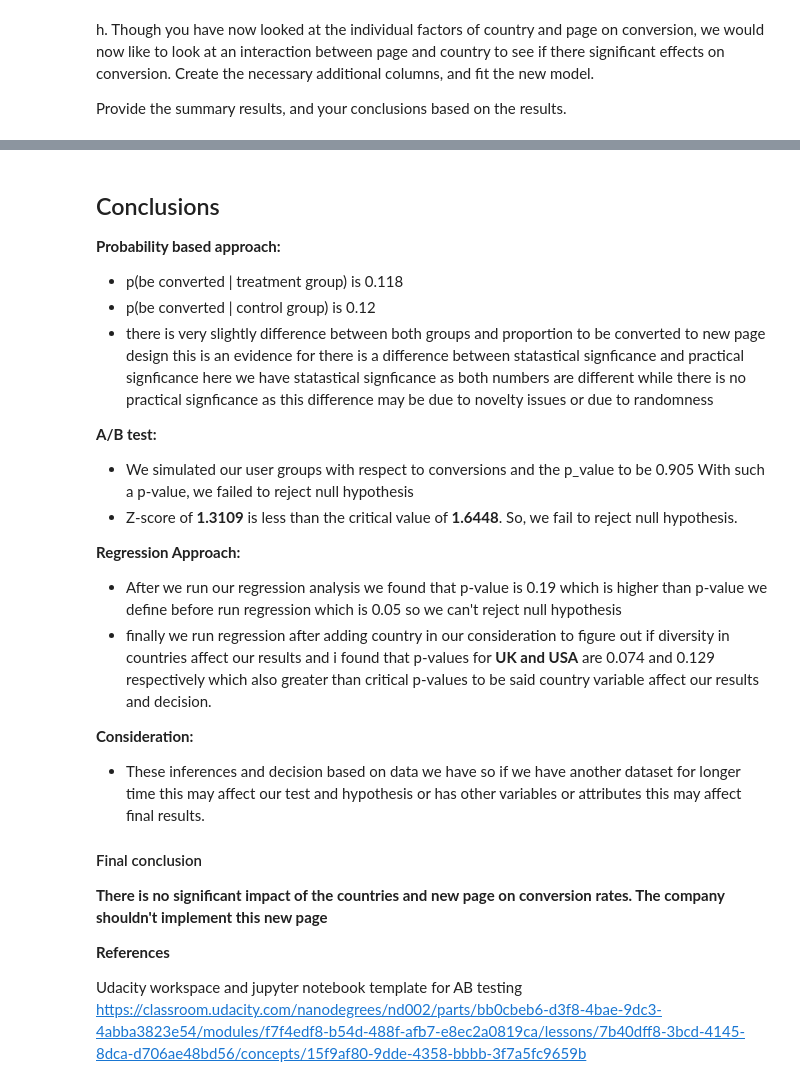
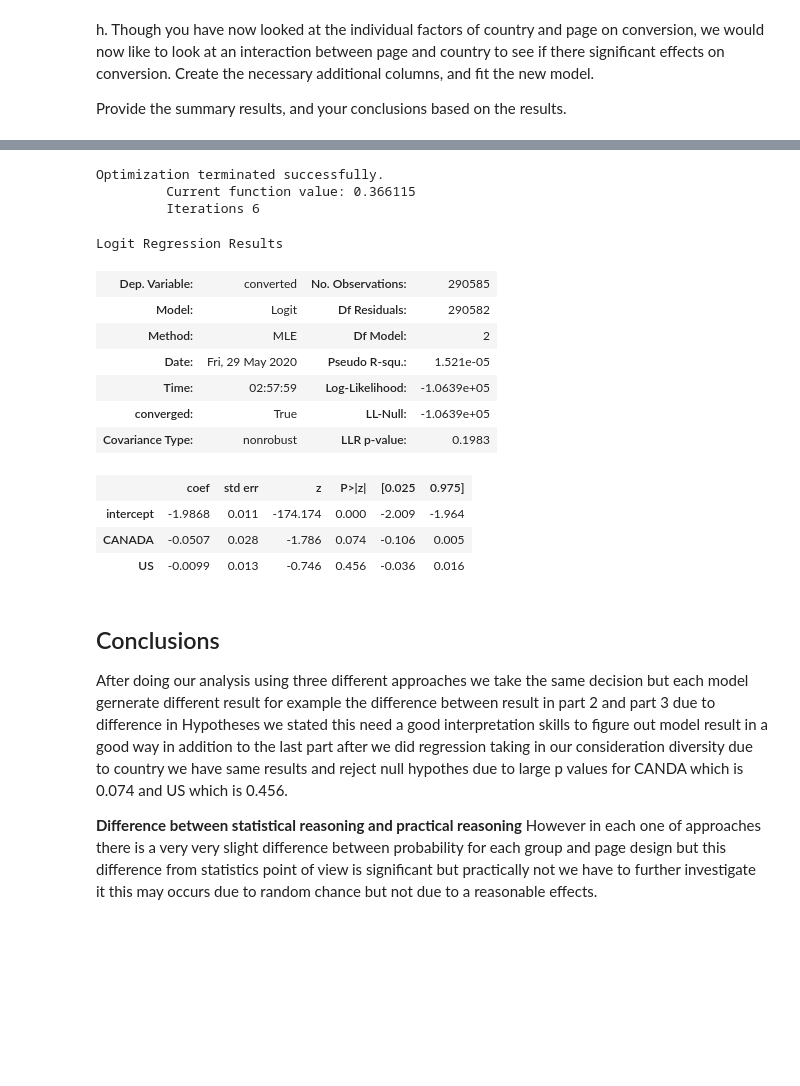
Before and after one commit to Mohamed-hanafy30/AB_testing_Udacity, a Jupyter notebook: Analyze_AB.ipynb, the cells around one changed output, grey strips where cells are left out. Drawn from its saved outputs; the diff is of its cells as text; code cells hidden in the pictures; blank space fills up the shorter version.

```diff
--- a/Analyze_AB.ipynb
+++ b/Analyze_AB.ipynb
@@ -433,3 +360,3 @@ Does it appear that country had an impact on conversion?  Don't forget to create
 # %%
-countries = pd.read_csv(r'C:\Users\Eng-mody\Desktop\Gitrepo\countries.csv')
-df3= countries.set_index('user_id').join(df2.set_index('user_id'), how='inner')
+countries_df = pd.read_csv(r'C:\Users\Eng-mody\Desktop\Gitrepo\countries.csv')
+df_new = countries_df.set_index('user_id').join(df2.set_index('user_id'), how='inner')
@@ -438,3 +363,6 @@ df3[['CANADA','UNITED KINGDOM','USA']] = pd.get_dummies(df3['country'])
+# %%
+### Create the necessary dummy variables
+df_new[['CANADA','UK','US']]=pd.get_dummies(df_new['country'])
 # %% [markdown]
 h. Though you have now looked at the individual factors of country and page on conversion, we would now like to look at an interaction between page and country to see if there significant effects on conversion.  Create the necessary additional columns, and fit the new model.
 
@@ -466,29 +370,29 @@ Logit Regression Results
-# %% [markdown]
-<a id='conclusions'></a>
-
-## Conclusions
-
-**Probability based approach:**
-- p(be converted | treatment group) is 0.118
-- p(be converted | control group) is 0.12
-- there is very slightly difference between both groups and proportion to be converted to new page design this is an evidence for there is a difference between statastical signficance and practical signficance here we have statastical signficance as both numbers are different while there is no practical signficance as this difference may be due to novelty issues or due to randomness
-
-**A/B test:**
-  - We simulated our user groups with respect to conversions and the p_value to be 0.905 With such a p-value, we failed to     reject null hypothesis
-  - Z-score of **1.3109** is less than the critical value of **1.6448**. So, we fail to reject null hypothesis.
-
-**Regression Approach:**
-  - After we run our regression analysis we found that p-value is 0.19 which is higher than p-value we define before run      regression which is 0.05 so we can't reject null hypothesis
-  - finally we run regression after adding country in our consideration to figure out if diversity in countries affect our results and i found that p-values for **UK and USA** are 0.074 and 0.129 respectively which also greater than critical p-values to be said country variable affect our results and decision.
-
-**Consideration:**
-  - These inferences and decision based on data we have so if we have another dataset for longer time this may affect our test and hypothesis or has other variables or attributes this may affect final results.
-
-#### Final conclusion
-
-**There is no significant impact of the countries and new page on conversion rates. The company shouldn't implement this new page**
-
-**References**
-
-Udacity workspace and jupyter notebook template for AB testing
-https://classroom.udacity.com/nanodegrees/nd002/parts/bb0cbeb6-d3f8-4bae-9dc3-4abba3823e54/modules/f7f4edf8-b54d-488f-afb7-e8ec2a0819ca/lessons/7b40dff8-3bcd-4145-8dca-d706ae48bd56/concepts/15f9af80-9dde-4358-bbbb-3f7a5fc9659b
+# %%
+### Fit Your Linear Model And Obtain the Results
+mod = sm.Logit(df_new['converted'], df_new[['intercept', 'CANADA', 'US']])
+results = mod.fit()
+results.summary()
+# %% [output]
+Optimization terminated successfully.
+         Current function value: 0.366115
+         Iterations 6
+Logit Regression Results
+| Dep. Variable: | converted | No. Observations: | 290585 |
+| Model: | Logit | Df Residuals: | 290582 |
+| Method: | MLE | Df Model: | 2 |
+| Date: | Fri, 29 May 2020 | Pseudo R-squ.: | 1.521e-05 |
+| Time: | 02:57:59 | Log-Likelihood: | -1.0639e+05 |
+| converged: | True | LL-Null: | -1.0639e+05 |
+| Covariance Type: | nonrobust | LLR p-value: | 0.1983 |
+|  | coef | std err | z | P>|z| | [0.025 | 0.975] |
+| intercept | -1.9868 | 0.011 | -174.174 | 0.000 | -2.009 | -1.964 |
+| CANADA | -0.0507 | 0.028 | -1.786 | 0.074 | -0.106 | 0.005 |
+| US | -0.0099 | 0.013 | -0.746 | 0.456 | -0.036 | 0.016 |
+# %% [markdown]
+<a id='conclusions'></a>
+## Conclusions
+
+After doing our analysis using three different approaches we take the same decision but each model gernerate different result for example the difference between result in part 2 and part 3 due to difference in Hypotheses we stated this need a good interpretation skills to figure out model result in a good way in addition to the last part after we did regression taking in our consideration diversity due to country we have same results and reject null hypothes due to large p values for CANDA which is 0.074 and US which is 0.456.
+
+**Difference between statistical reasoning and practical reasoning**
+However in each one of approaches there is a very very slight difference between probability for each group and page design but this difference from statistics point of view is significant but practically not we have to further investigate it this may occurs due to random chance but not due to a reasonable effects.
```
Also changed, not shown: parts of 75 cells of this notebook, 1 other file.
